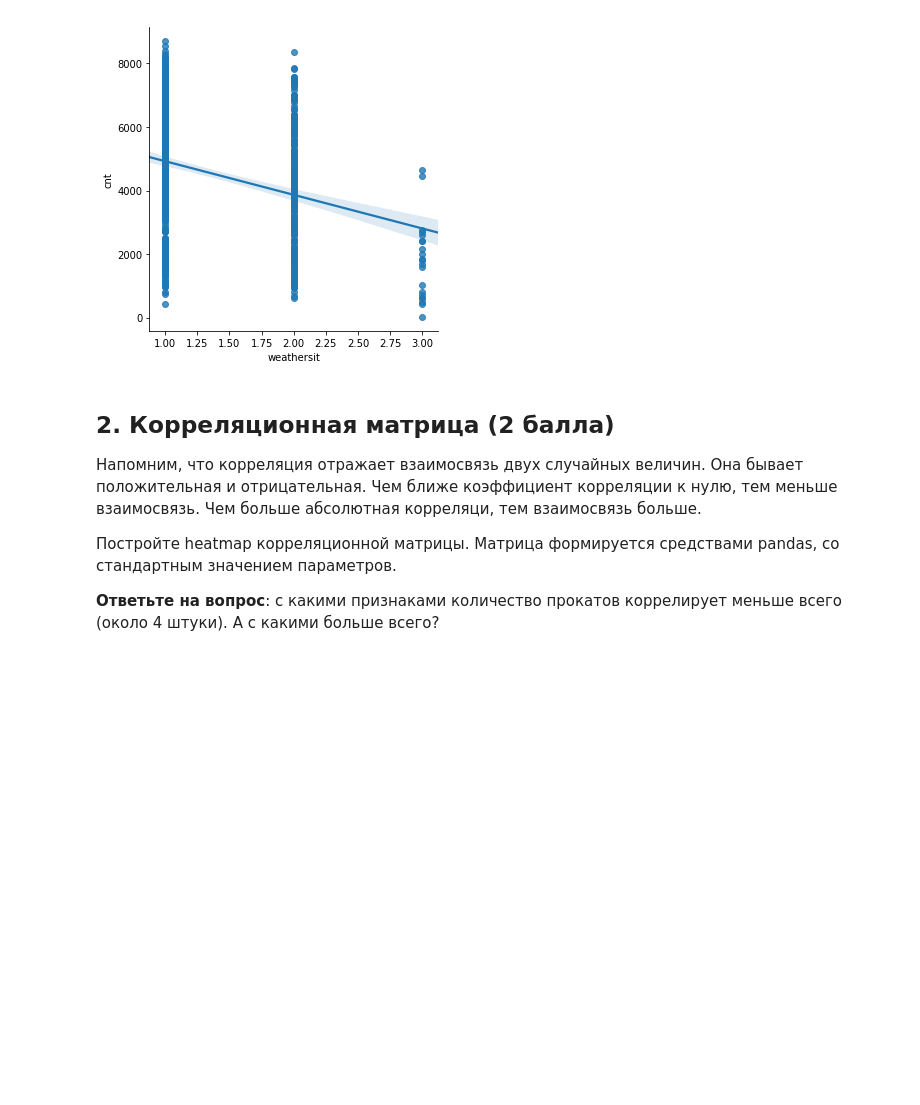
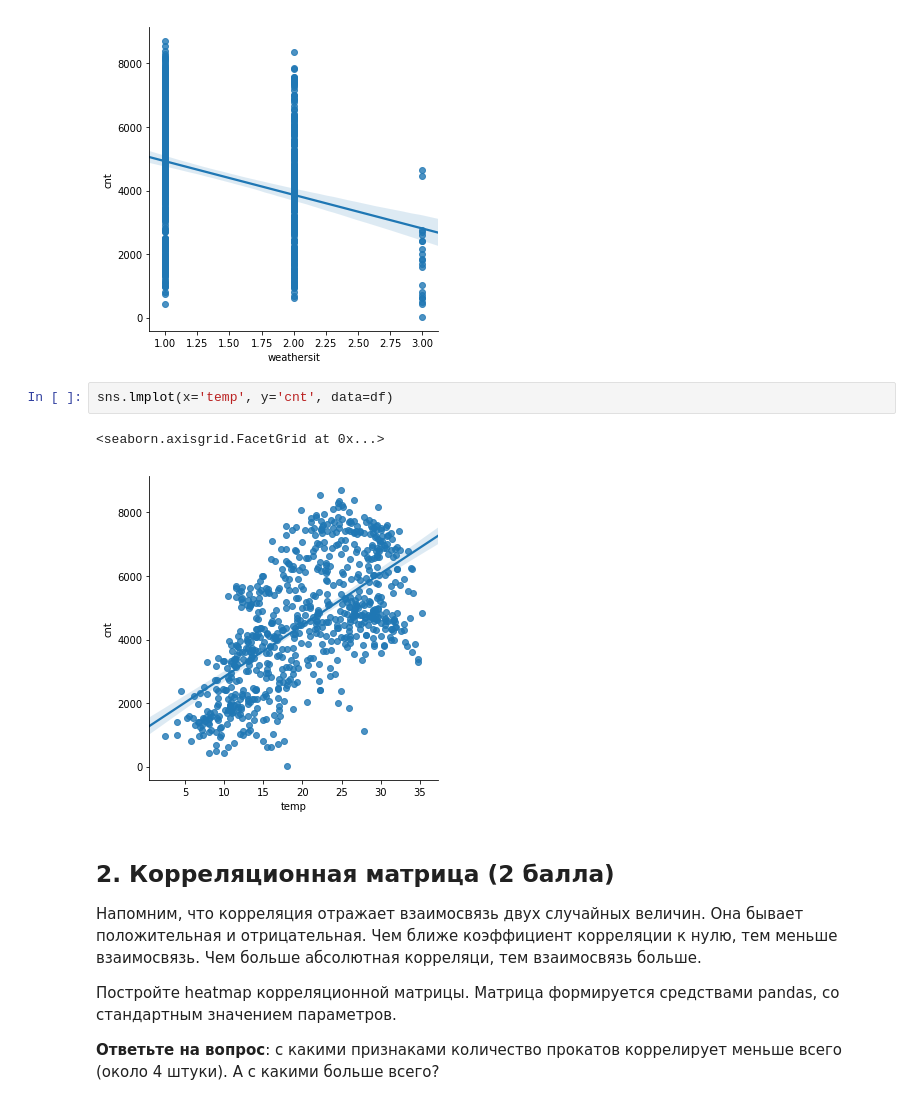
Before and after one commit to nizhikebinesi/ml-course-7bits-solutions, a Jupyter notebook: 2017-fall/homeworks/03-01-visualisation-homework.ipynb, the cells around one changed output. Drawn from its saved outputs; the diff is of its cells as text; blank space fills up the shorter version.

```diff
--- a/2017-fall/homeworks/03-01-visualisation-homework.ipynb
+++ b/2017-fall/homeworks/03-01-visualisation-homework.ipynb
@@ -149,6 +149,11 @@ sns.lmplot(x='weathersit', y='cnt', data=df)
 # %% [output]
 <seaborn.axisgrid.FacetGrid at 0x...>
 [figure]
+# %%
+sns.lmplot(x='temp', y='cnt', data=df)
+# %% [output]
+<seaborn.axisgrid.FacetGrid at 0x...>
+[figure, added]
 # %% [markdown]
 ## 2. Корреляционная матрица (2 балла)
 
```
Also changed, not shown: parts of 2 cells of this notebook, 7 other files.
